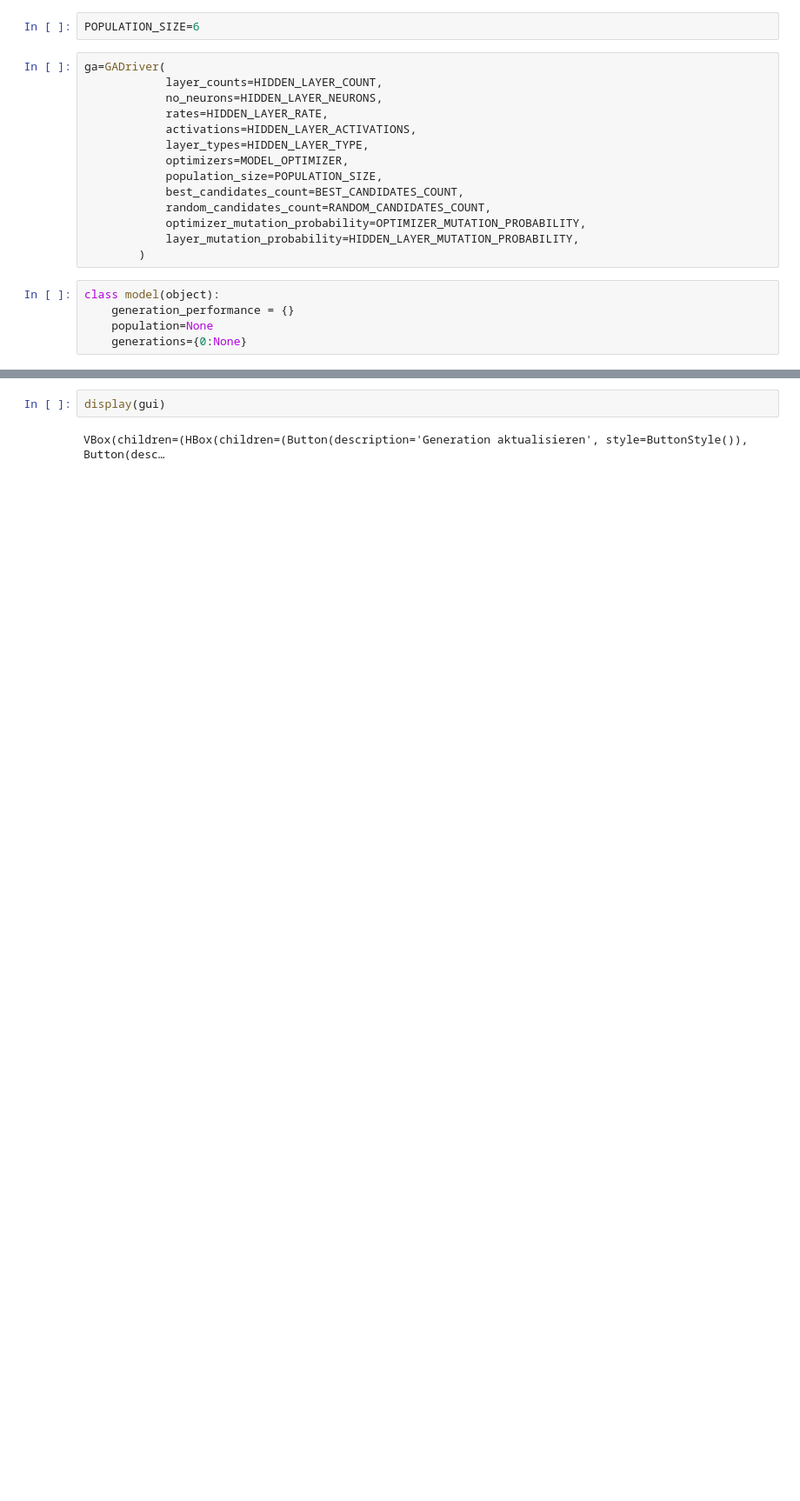
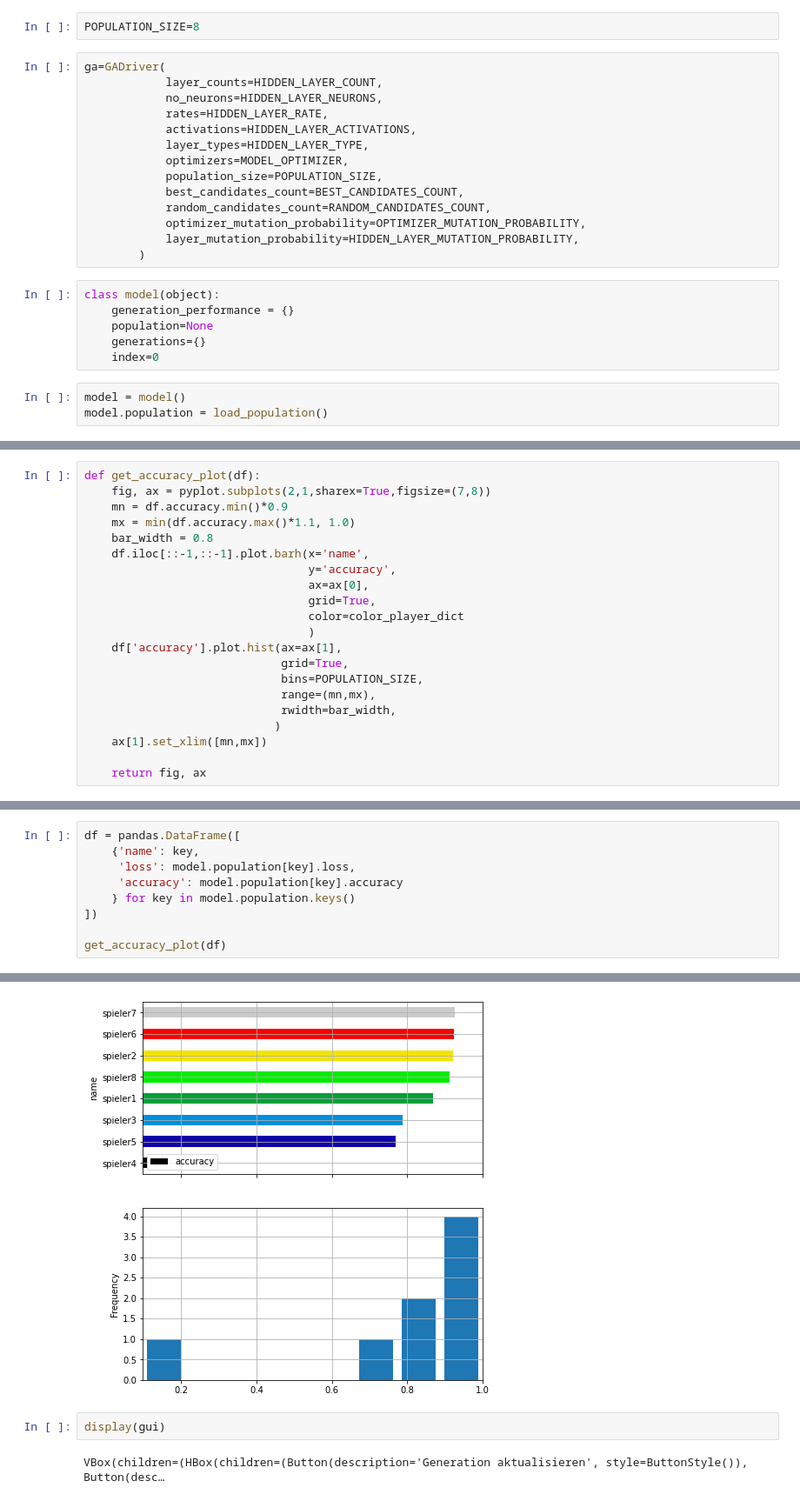
Before and after one commit to mpievolbio-scicomp/Evolution-und-KI, a Jupyter notebook: GAMaster.ipynb, the cells around one changed output, grey strips where cells are left out. Shown at 87% size. Saved outputs shown, nothing was run; the diff lists cells and outputs as text; blank space fills up the shorter version.

```diff
--- a/GAMaster.ipynb
+++ b/GAMaster.ipynb
@@ -45,7 +45,7 @@ def load_population():
     population=OrderedDict(sorted(population.items(),key=lambda x: x[1].accuracy, reverse=True))
     return population
 # %%
-POPULATION_SIZE=6
+POPULATION_SIZE=8
 # %%
 ga=GADriver(
             layer_counts=HIDDEN_LAYER_COUNT,
@@ -64,4 +64,8 @@ ga=GADriver(
 class model(object):
     generation_performance = {}
     population=None
-    generations={0:None}
+    generations={}
+    index=0
+# %%
+model = model()
+model.population = load_population()
@@ -68 +93,22 @@ class model(object):
+# %%
+def get_accuracy_plot(df):
+    fig, ax = pyplot.subplots(2,1,sharex=True,figsize=(7,8))
+    mn = df.accuracy.min()*0.9
+    mx = min(df.accuracy.max()*1.1, 1.0)
+    bar_width = 0.8
+    df.iloc[::-1,::-1].plot.barh(x='name',
+                                 y='accuracy',
+                                 ax=ax[0],
+                                 grid=True,
+                                 color=color_player_dict
+                                 )
+    df['accuracy'].plot.hist(ax=ax[1],
+                             grid=True,
+                             bins=POPULATION_SIZE,
+                             range=(mn,mx),
+                             rwidth=bar_width,
+                            )
+    ax[1].set_xlim([mn,mx])
+
+    return fig, ax
 # %%
@@ -149,3 +220,13 @@ gui = widgets.VBox(children=[
     distribute_button,
     log_widget,
 ])
+# %%
+df = pandas.DataFrame([
+    {'name': key,
+     'loss': model.population[key].loss,
+     'accuracy': model.population[key].accuracy
+    } for key in model.population.keys()
+])
+
+get_accuracy_plot(df)
+# %% [output]
@@ -152,3 +237,4 @@ gui = widgets.VBox(children=[
+[figure, added]
 # %%
 display(gui)
 # %% [output]
```
Also changed, not shown: parts of 36 cells of this notebook, 2 other files.
